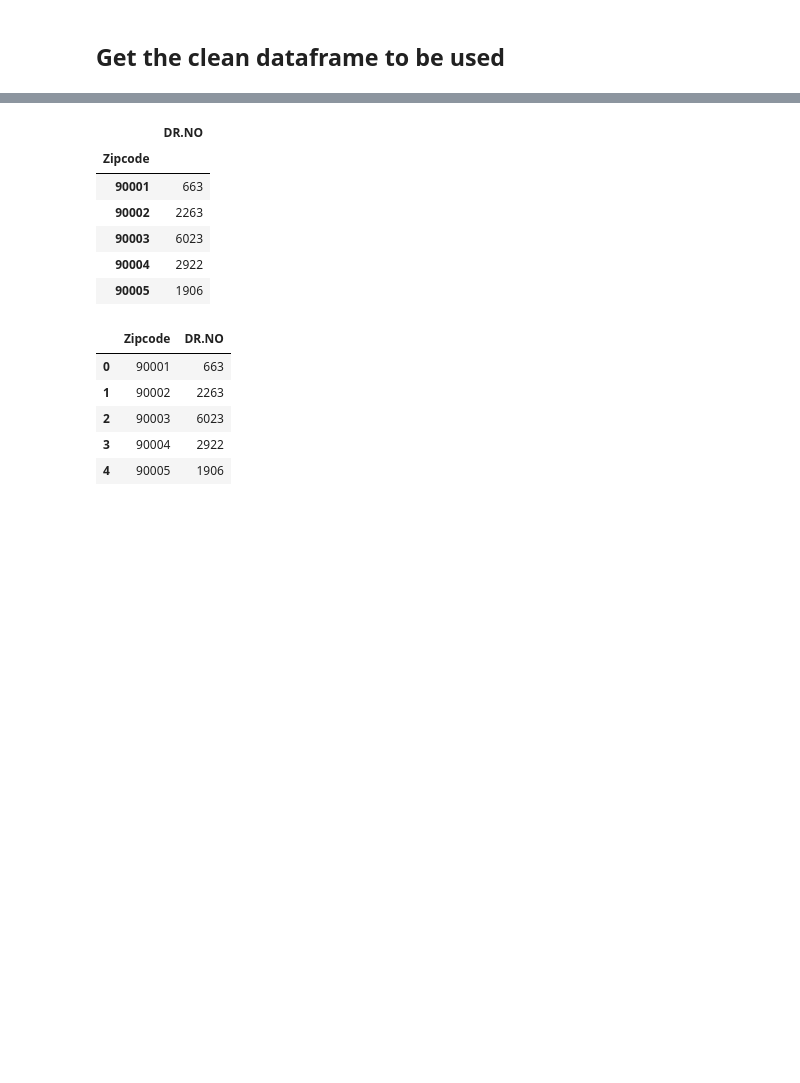
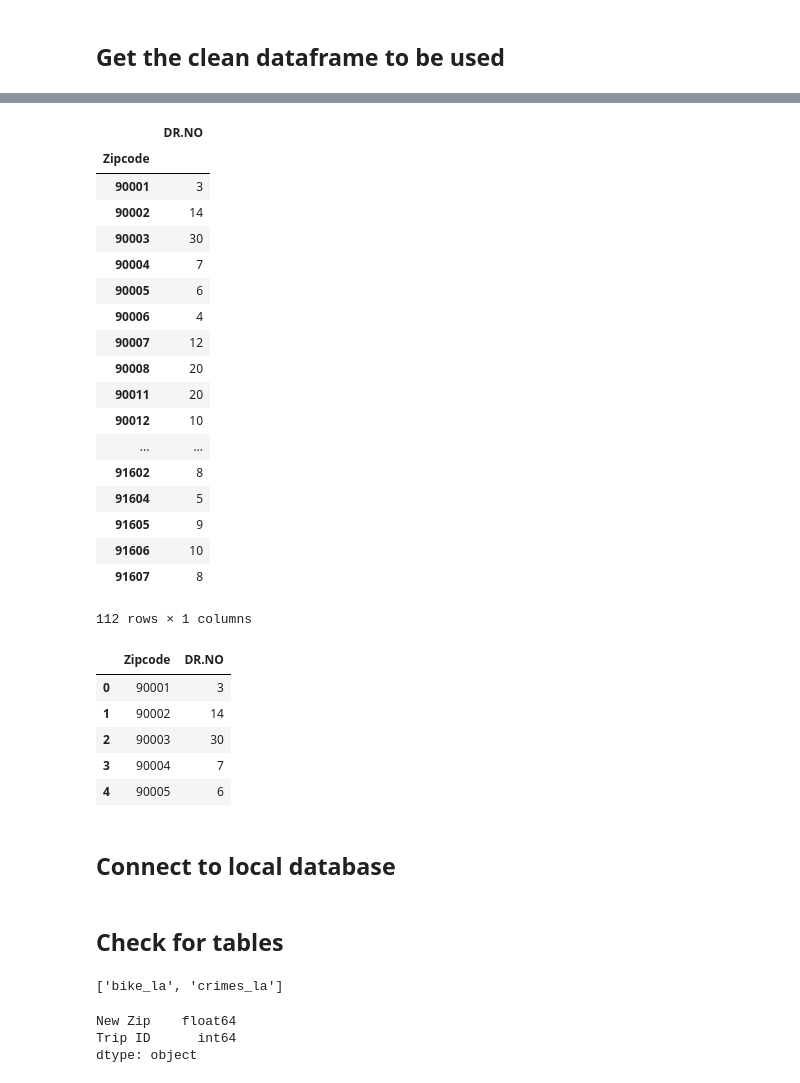
Before and after one commit to KPH3802/LA_Crime_and_Biking, a Jupyter notebook: LA_crime_and_biking.ipynb, the cells around one changed output, grey strips where cells are left out. Cells and saved outputs as stored; diff of their text form; code cells hidden in the pictures; blank space fills up the shorter version.

```diff
--- a/LA_crime_and_biking.ipynb
+++ b/LA_crime_and_biking.ipynb
@@ -13,7 +13,7 @@ gmaps.configure(api_key=gkey)
 # %%
 #Bringing in cime data and making it a dataframe
 crimes_csv = "LACrimes2013Zip.csv"
-crimes_df = pd.read_csv(crimes_csv)
+crimes_df = pd.read_csv(crimes_csv, nrows=1000)
 crimes_df.head()
 # %% [output]
 |  | Date.Rptd | DR.NO | DATE.OCC | TIME.OCC | AREA | AREA.NAME | RD | Crm.Cd | CrmCd.Desc | Status | ... |
@@ -228,22 +249,36 @@ new_crimes_df.shape
 # %%
 groupby_zip_crimes = new_crimes_df.groupby("Zipcode").count()
-groupby_zip_crimes.head()
+groupby_zip_crimes
 # %% [output]
 |  | DR.NO |
 | Zipcode |  |
-| 90001 | 663 |
-| 90002 | 2263 |
-| 90003 | 6023 |
-| 90004 | 2922 |
-| 90005 | 1906 |
+| 90001 | 3 |
+| 90002 | 14 |
+| 90003 | 30 |
+| 90004 | 7 |
+| 90005 | 6 |
+| 90006 | 4 |
+| 90007 | 12 |
+| 90008 | 20 |
+| 90011 | 20 |
+| 90012 | 10 |
+| ... | ... |
+| 91602 | 8 |
+| 91604 | 5 |
+| 91605 | 9 |
+| 91606 | 10 |
+| 91607 | 8 |
+112 rows × 1 columns
 # %%
 # Reset set the index
 groupby_zip_crimes.reset_index(inplace=True)
 groupby_zip_crimes.head()
 # %% [output]
 |  | Zipcode | DR.NO |
-| 0 | 90001 | 663 |
-| 1 | 90002 | 2263 |
-| 2 | 90003 | 6023 |
-| 3 | 90004 | 2922 |
-| 4 | 90005 | 1906 |
+| 0 | 90001 | 3 |
+| 1 | 90002 | 14 |
+| 2 | 90003 | 30 |
+| 3 | 90004 | 7 |
+| 4 | 90005 | 6 |
+# %% [markdown]
+## Connect to local database
@@ -249,0 +288,12 @@ groupby_zip_crimes.head()
+# %% [markdown]
+## Check for tables
+# %%
+engine.table_names()
+# %% [output]
+['bike_la', 'crimes_la']
+# %%
+groupby_zip_bikes.dtypes
+# %% [output]
+New Zip    float64
+Trip ID      int64
+dtype: object
```
Also changed, not shown: parts of 20 cells of this notebook.
